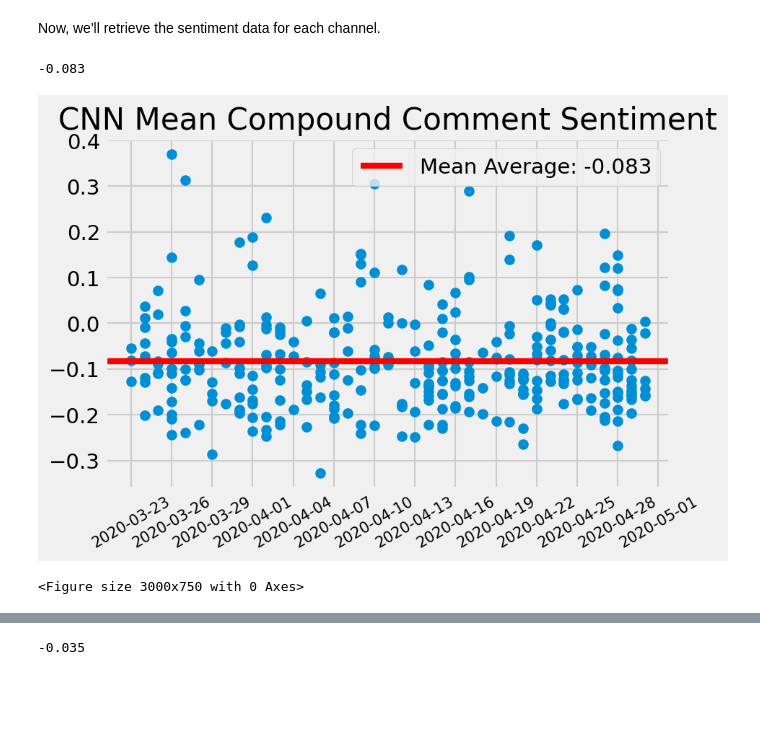
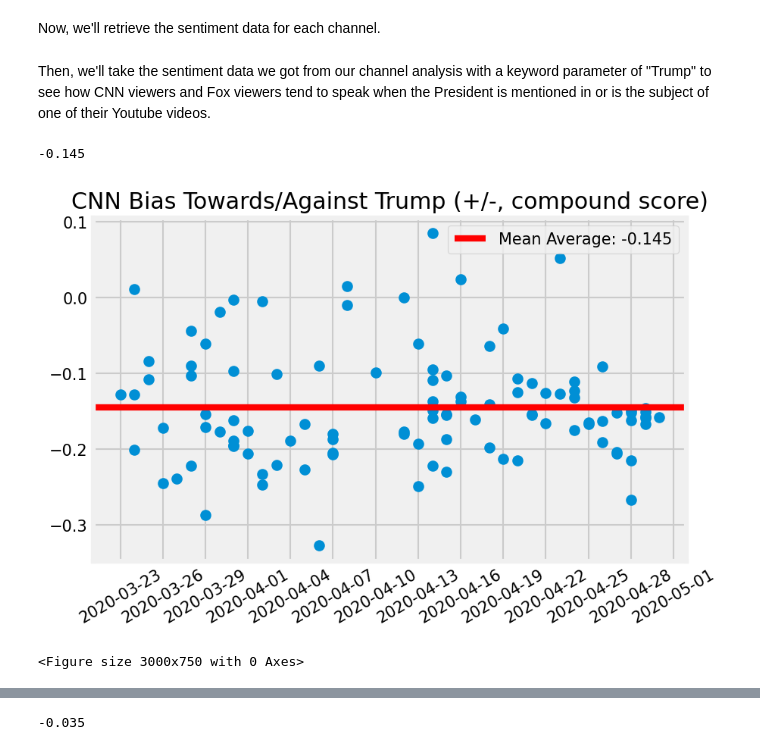
Before and after one commit to JaredRPrior/Youtube-Data-API, a Jupyter notebook: youtube-data-api(most recent).ipynb, the cells around one changed output, grey strips where cells are left out. Saved outputs shown, nothing was run; the diff lists cells and outputs as text; code cells hidden in the pictures; blank space fills up the shorter version.

```diff
--- a/youtube-data-api(most recent).ipynb
+++ b/youtube-data-api(most recent).ipynb
@@ -178,6 +178,7 @@ def process_videos(videos):
     comments = []
     view_nums = []
     interactions = []
+    descriptions = []
     for video in videos:
         title, date, description, views, likes, dislikes, num_comments, authors=process_video_stats(video)
         like_nums.append(likes)
@@ -189,8 +190,9 @@ def process_videos(videos):
         comments.append(authors)
         view_nums.append(views)
         interactions.append(num_comments+likes+dislikes)
+        descriptions.append(description)
     return like_nums, dislike_nums, comment_nums, like_dislike_ratios,\
-    dates, titles, comments, view_nums, description, interactions
+    dates, titles, comments, view_nums, descriptions, interactions
 # %%
 processed_cnn_data = process_videos(cnn_data)
 # %%
@@ -207,7 +209,7 @@ def plot_data(data, dates, title):
     y_mean = statistics.mean(data)
     st="{:.3f}".format(y_mean)
     print(st)
-    plt.plot_date(dates, data)
+    plt.plot_date(np.array(dates), np.array(data))
     ax.set_title(title)
     ax.xaxis.set_major_locator(loc)
     ax.xaxis.set_major_formatter(formatter)
@@ -296,7 +298,8 @@ def analyse_channel(data):
     pos_scores = []
     neg_scores = []
     compound_scores = []
-    like_nums, dislike_nums, comment_nums, like_dislike_ratios, dates, titles, comments, view_nums, description, interactions = data
+    like_nums, dislike_nums, comment_nums, like_dislike_ratios, dates,\
+    titles, comments, view_nums, description, interactions = data
     for author_dict in comments: # video comments
         vid_pos = []
         vid_neg = []
@@ -314,8 +317,36 @@ def analyse_channel(data):
         neg_scores.append(neg)
         compound_scores.append(comp)
     return pos_scores,neg_scores,compound_scores
+def analyse_channel_by_keyword(data, keyword):
+    pos_scores = []
+    neg_scores = []
+    compound_scores = []
+    dates_by_keyword = []
+    like_nums, dislike_nums, comment_nums, like_dislike_ratios, dates,\
+    titles, comments, view_nums, descriptions, interactions = data
+    index = 0
+    for author_dict in comments: # video comments
+        if keyword in titles[index] or keyword in descriptions[index]:
+            vid_pos = []
+            vid_neg = []
+            vid_comp = []
+            for author in author_dict: # all the authors in the comment section
+                for comment in author_dict[author]: # their comments
+                    comp, pos, neg = analyse(comment[0])
+                    vid_pos.append(pos)
+                    vid_neg.append(neg)
+                    vid_comp.append(comp)
+            pos = statistics.mean(vid_pos)
+            neg = statistics.mean(vid_neg)
+            comp = statistics.mean(vid_comp)
+            pos_scores.append(pos)
+            neg_scores.append(neg)
+            compound_scores.append(comp)
+            dates_by_keyword.append(dates[index])
+        index+=1
+    return pos_scores,neg_scores,compound_scores,dates_by_keyword
 # %% [markdown]
 Now, we'll retrieve the sentiment data for each channel.
 # %%
-cnn_pos, cnn_neg, cnn_comp = analyse_channel(processed_cnn_data)
+cnn_pos, cnn_neg, cnn_comp, cnn_dates = analyse_channel_by_keyword(processed_cnn_data, "Trump")
 # %%
@@ -323,6 +354,8 @@ fox_pos, fox_neg, fox_comp = analyse_channel(processed_fox_data)
-# %%
-plot_data(cnn_comp,processed_cnn_data[4], "CNN Mean Compound Comment Sentiment")
-# %% [output]
--0.083
-[figure, removed]
-<Figure size 3000x750 with 0 Axes>
+# %% [markdown]
+Then, we'll take the sentiment data we got from our channel analysis with a keyword parameter of "Trump" to see how CNN viewers and Fox viewers tend to speak when the President is mentioned in or is the subject of one of their Youtube videos.
+# %%
+plot_data(cnn_comp,cnn_dates, "CNN Bias Towards/Against Trump (+/-, compound score)")
+# %% [output]
+-0.145
+[figure, added]
+<Figure size 3000x750 with 0 Axes>
```
Also changed, not shown: parts of 5 cells of this notebook.
